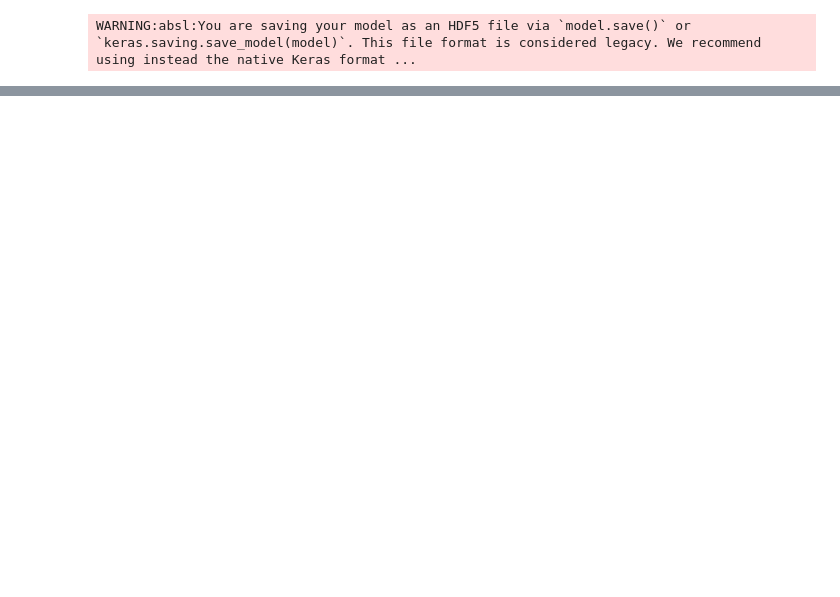
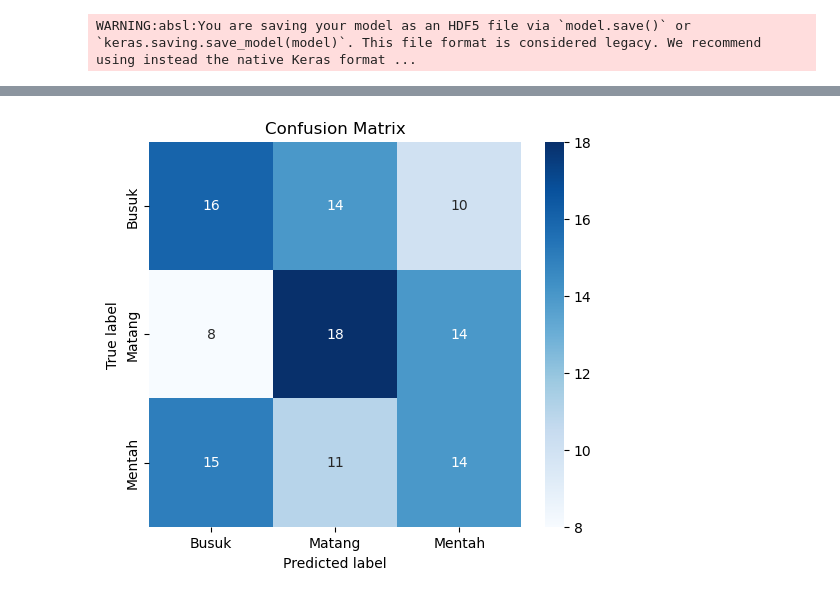
Before and after one commit to ANTIMOLE/Project-UAS-Sementara, a Jupyter notebook: AlexNet.ipynb, the cells around one changed output, grey strips where cells are left out. Saved outputs shown, nothing was run; the diff lists cells and outputs as text; code cells hidden in the pictures; blank space fills up the shorter version.

```diff
--- a/AlexNet.ipynb
+++ b/AlexNet.ipynb
@@ -504,7 +499,7 @@ import matplotlib.pyplot as plt
 
 
 test_data = tf.keras.preprocessing.image_dataset_from_directory(
-    r'test_data',
+    r'Prediksi',
     labels='inferred',
     label_mode='categorical',
     batch_size=32,
@@ -540,6 +535,7 @@ plt.show()
 
 # Menampilkan hasil
 ###Terdapat code yang hilang disini! lihat modul untuk menemukanya
+print('Prediksi')
 print("Confusion Matrix:\n", conf_mat.numpy())
 print("Accuracy:", accuracy.numpy())
 print("Precision:", precision.numpy())
@@ -578,0 +576,58 @@ weighted avg       0.33      0.33      0.33       120
+# %%
+import tensorflow as tf
+from tensorflow.keras.models import load_model
+import seaborn as sns
+import matplotlib.pyplot as plt
+
+
+test_data = tf.keras.preprocessing.image_dataset_from_directory(
+    r'test_data',
+    labels='inferred',
+    label_mode='categorical',
+    batch_size=16,
+    image_size=(227, 227)
+)
+
+
+y_pred = model.predict(test_data)
+y_pred_class = tf.argmax(y_pred, axis=1)
+
+
+true_labels = []
+for _, labels in test_data:
+    true_labels.extend(tf.argmax(labels, axis=1).numpy())
+true_labels = tf.convert_to_tensor(true_labels)
+
+
+conf_mat = tf.math.confusion_matrix(true_labels, y_pred_class)
+accuracy = tf.reduce_sum(tf.linalg.diag_part(conf_mat)) / tf.reduce_sum(conf_mat)
+
+precision = tf.linalg.diag_part(conf_mat) / tf.reduce_sum(conf_mat, axis=0)
+recall = tf.linalg.diag_part(conf_mat) / tf.reduce_sum(conf_mat, axis=1)
+
+f1_score = 2 * (precision * recall) / (precision + recall)
+
+plt.figure(figsize=(6, 5))
+sns.heatmap(conf_mat.numpy(), annot=True, fmt='d', cmap='Blues',
+            xticklabels=['Busuk', 'Matang', 'Mentah'], yticklabels=['Busuk', 'Matang', 'Mentah'])
+plt.title('Confusion Matrix')
+plt.xlabel('Predicted label')
+plt.ylabel('True label')
+plt.show()
+
+print('Test Data')
+print("Confusion Matrix:\n", conf_mat.numpy())
+print("Accuracy:", accuracy.numpy())
+print("Precision:", precision.numpy())
+print("Recall:", recall.numpy())
+print("F1 Score:", f1_score.numpy())
+
+from sklearn.metrics import classification_report
+
+y_true = [np.argmax(labels.numpy(), axis=1) for _, labels in test_data]
+y_true = np.concatenate(y_true)  # Flatten the list of arrays into a single array
+y_pred = model.predict(test_data)
+y_pred_classes = np.argmax(y_pred, axis=1)
+
+print(classification_report(y_true, y_pred_classes, target_names=class_names))
+# %% [output]
@@ -578,0 +636 @@ weighted avg       0.33      0.33      0.33       120
+[figure, added]
```
Also changed, not shown: parts of 9 cells of this notebook, 5 other files.
